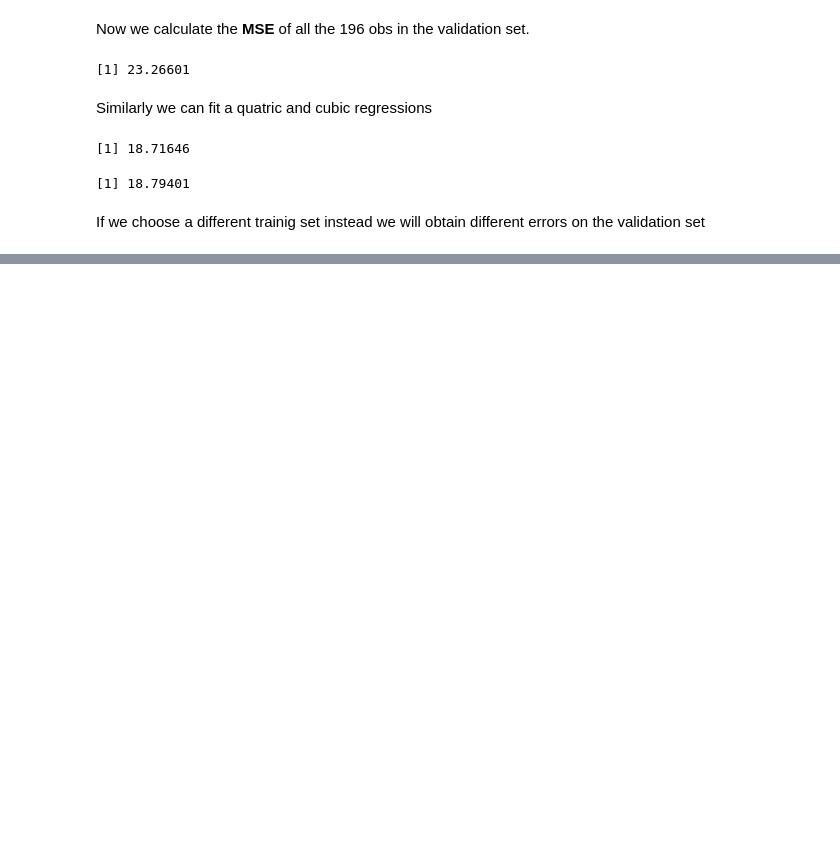
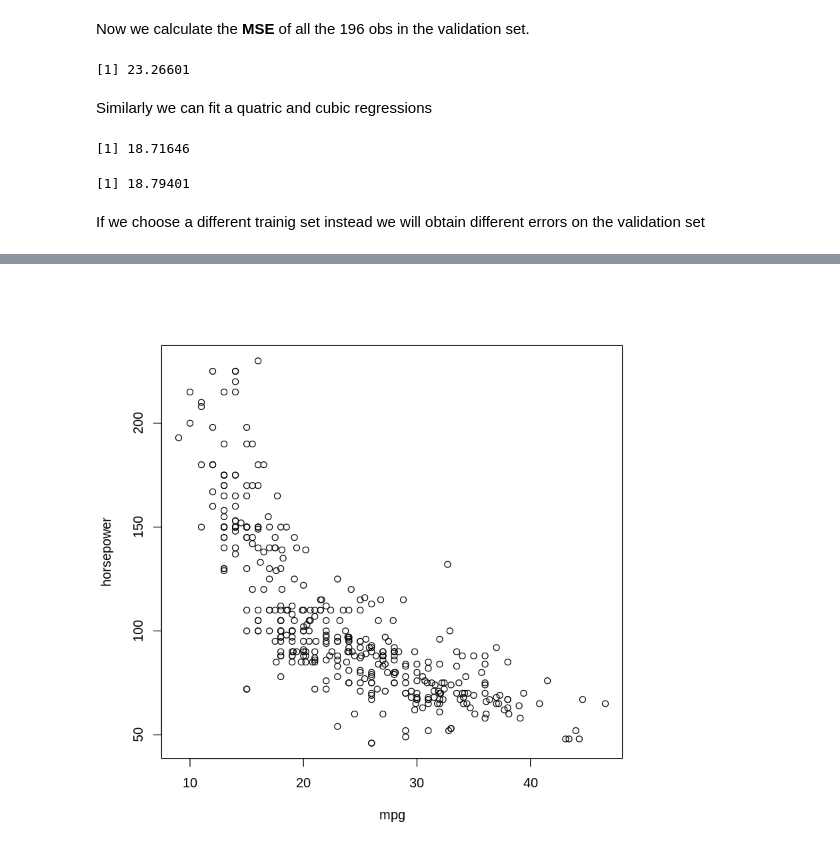
Before and after one commit to VicenteYago/Intro2StatLearning, a Jupyter notebook: ch5-ResamplingMethods/ch5-Resampling-lab.ipynb, the cells around one changed output, grey strips where cells are left out. Saved outputs shown, nothing was run; the diff lists cells and outputs as text; code cells hidden in the pictures; blank space fills up the shorter version.

```diff
--- a/ch5-ResamplingMethods/ch5-Resampling-lab.ipynb
+++ b/ch5-ResamplingMethods/ch5-Resampling-lab.ipynb
@@ -49,0 +238,3 @@ mean((mpg - predict(lm.fit3, Auto))[-train]^2)
+# %%
+plot(mpg, horsepower, data = Auto)
+# %% [output]
@@ -49,0 +248 @@ mean((mpg - predict(lm.fit3, Auto))[-train]^2)
+[figure, added]
```
Also changed, not shown: parts of 49 cells of this notebook, 4 other files.
